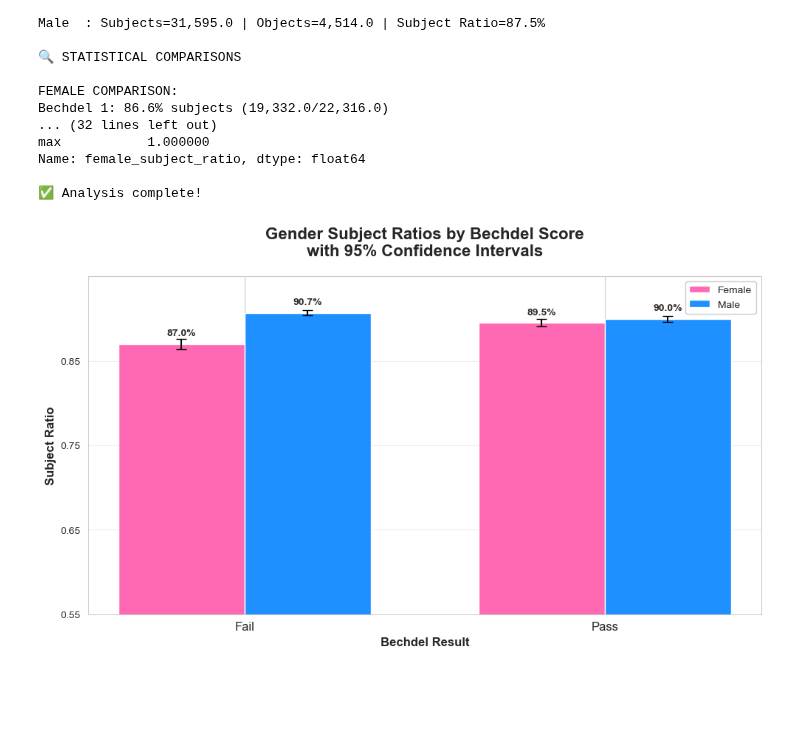
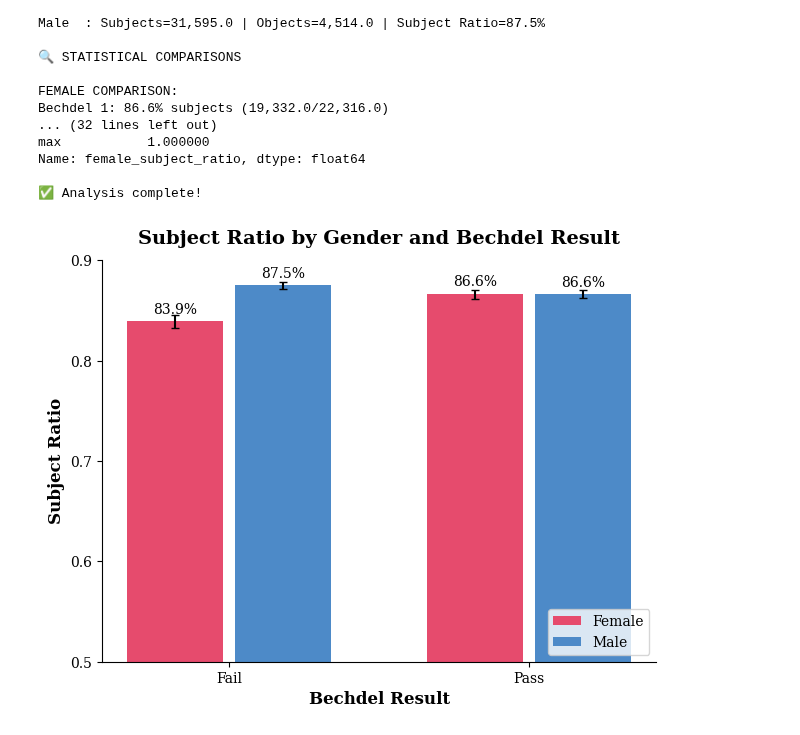
Before and after one commit to brookeyeye/Bechdel, a Jupyter notebook: Scripts/DataAppendixScripts/subject_object_appendix.ipynb, the cells around one changed output. Saved outputs shown, nothing was run; the diff lists cells and outputs as text; code cells hidden in the pictures; blank space fills up the shorter version.

```diff
--- a/Scripts/DataAppendixScripts/subject_object_appendix.ipynb
+++ b/Scripts/DataAppendixScripts/subject_object_appendix.ipynb
@@ -425,72 +514,92 @@ import matplotlib.pyplot as plt
 import numpy as np
 from statsmodels.stats.proportion import proportion_confint
 
-# Create the DataFrame (Bechdel 0 first, then 1)
+# Data
 data = {
-    'bechdel_score': [0, 0, 1, 1],  # 0 comes first
+    'bechdel_score': [0, 0, 1, 1],
     'gender': ['female', 'male', 'female', 'male'],
-    'subjects': [10435.0, 30162.0, 18590.0, 25440.0],
-    'objects': [1562.0, 3110.0, 2181.0, 2832.0]
+    'subjects': [10794.0, 31595.0, 19332.0, 26857.0],
+    'objects': [2068.0, 4514.0, 2984.0, 4147.0]
 }
-
 df = pd.DataFrame(data)
 
-# Calculate ratios and confidence intervals
+# Calculations
 df['ratio'] = df['subjects'] / (df['subjects'] + df['objects'])
 df['ci_low'], df['ci_high'] = proportion_confint(
     count=df['subjects'],
     nobs=df['subjects'] + df['objects'],
     alpha=0.05,
     method='wilson'
 )
 
-# Visualization with tight spacing
-plt.figure(figsize=(10, 6))
-colors = {'female': '#FF69B4', 'male': '#1E90FF'}
-bar_width = 0.35  # Wider bars for tighter grouping
-positions = np.array([0, 1])  # 0 and 1 positions
+# Styling - removed global bold settings
+plt.rcParams.update({
+    'font.family': 'serif',
+    'font.size': 10,
+    'axes.titlesize': 14,
+    'axes.labelsize': 12
+})
 
+# Figure setup
+fig, ax = plt.subplots(figsize=(6.5, 5.2))
+
+# Visual parameters
+colors = {'female': '#E64B6D', 'male': '#4D8AC8'}
+bar_width = 0.32
+x_positions = np.array([0, 1])
+
+# Plotting
 for i, gender in enumerate(['female', 'male']):
+    offset = -0.18 + i*0.36
     gender_data = df[df['gender'] == gender]
-    offset = (i - 0.5) * bar_width  # Center the bars
 
-    plt.bar(
-        positions + offset,
+    bars = ax.bar(
+        x_positions + offset,
         gender_data['ratio'],
         width=bar_width,
         color=colors[gender],
         label=gender.capitalize(),
         yerr=[
             gender_data['ratio'] - gender_data['ci_low'],
             gender_data['ci_high'] - gender_data['ratio']
         ],
-        capsize=5
+        capsize=3,
+        linewidth=1
     )
 
-    # Add ratio labels
-    for j, (ratio, score) in enumerate(zip(gender_data['ratio'], gender_data['bechdel_score'])):
-        plt.text(
-            positions[j] + offset,
-            ratio + 0.01,  # Slightly lower position
-            f"{ratio:.1%}",
-            ha='center',
-            fontsize=10,
-            fontweight='bold'
-        )
+    # Value labels (normal weight)
+    for bar in bars:
+        height = bar.get_height()
+        ax.text(bar.get_x() + bar.get_width()/2.,
+                height + 0.005,
+                f'{height:.1%}',
+                ha='center',
+                va='bottom',
+                fontsize=10)
 
-# Formatting
-plt.xticks(positions, ['Fail', 'Pass'], fontsize=12)
-plt.yticks(np.arange(0.55, 0.95, 0.1), fontsize=10)
-plt.ylim(0.55, 0.95)
-plt.ylabel('Subject Ratio', fontsize=12, fontweight='bold')
-plt.xlabel("Bechdel Result", fontsize=12, fontweight='bold')
-plt.title('Gender Subject Ratios by Bechdel Score\nwith 95% Confidence Intervals', fontsize=16, pad=20, weight='bold')
-plt.legend(loc='upper right', framealpha=1)
-plt.grid(True, axis='y', alpha=0.3)
+# Axes refinement
+ax.set_xticks(x_positions)
+ax.set_xticklabels(['Fail', 'Pass'])  # Normal weight
+ax.set_yticks(np.arange(0.5, 0.91, 0.1))
+ax.set_ylim(0.5, 0.9)
+ax.set_ylabel('Subject Ratio', fontweight='semibold')  # Only axis title semi-bold
+ax.set_xlabel('Bechdel Result', fontweight='semibold')  # Only axis title semi-bold
 
-# Adjust layout
-plt.subplots_adjust(bottom=0.15)
-plt.tight_layout()
+# Title (bold) and legend (normal)
+ax.set_title('Subject Ratio by Gender and Bechdel Result',
+            pad=12,
+            fontweight='bold')
+ax.legend(loc='lower right', frameon=True)
+
+# Final polish
+ax.spines[['top', 'right']].set_visible(False)
+plt.tight_layout(pad=1.5)
+plt.savefig('subject_ratio_analysis.png',
+            dpi=300,
+            bbox_inches='tight',
+            facecolor='white')  # Explicit white background
+
+# Now display the plot
 plt.show()
 # %% [output]
-[figure, old version]
+[figure, new version]
```
Also changed, not shown: parts of 19 cells of this notebook, 11 other files.
